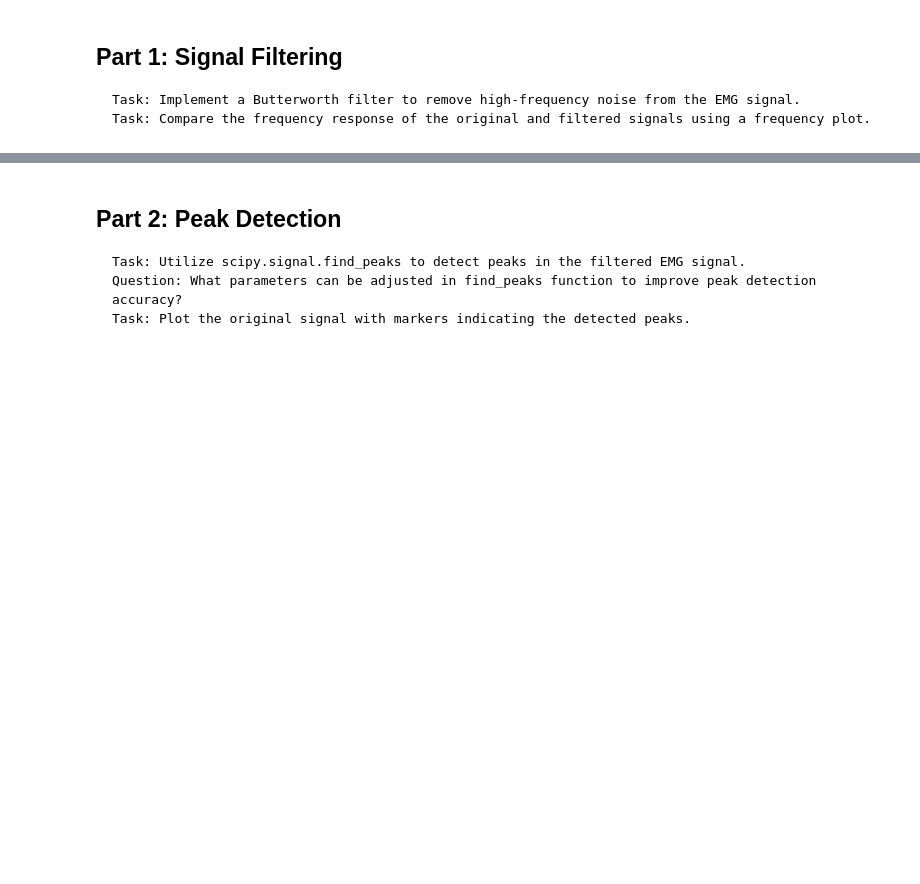
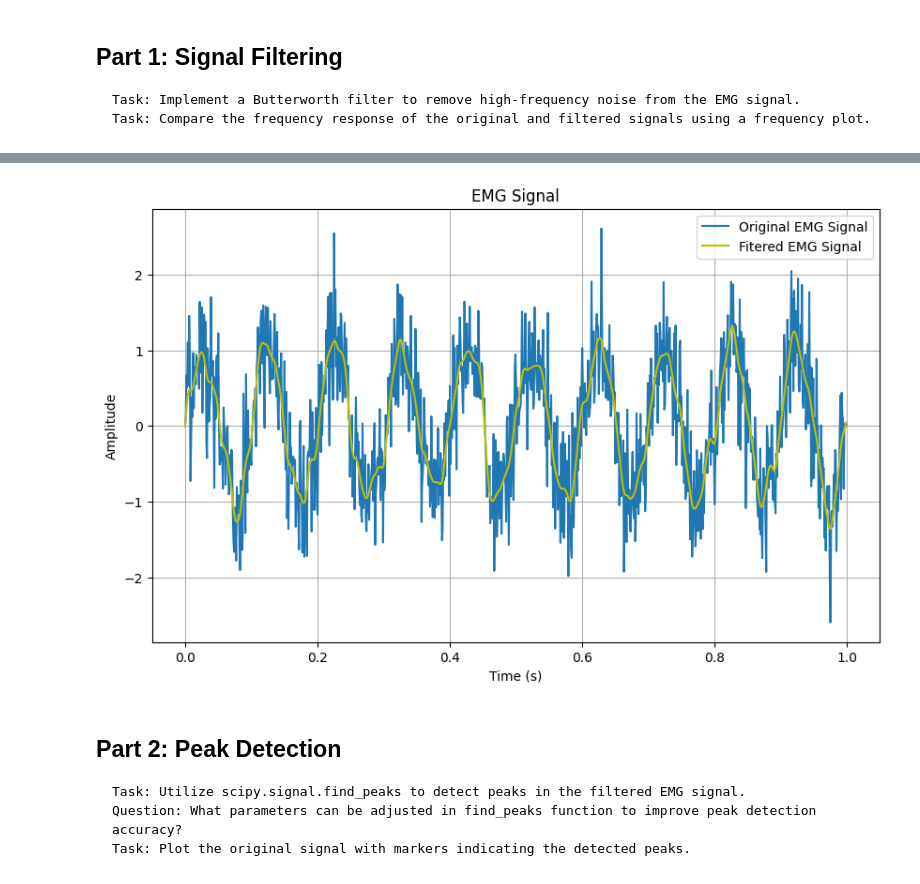
Before and after one commit to ElectronicsClub-IITK/EMG-Controlled-Shooting-Game, a Jupyter notebook: Week_2/EMG Signal Processing Assignment.ipynb, the cells around one changed output, grey strips where cells are left out. Drawn from its saved outputs; the diff is of its cells as text; code cells hidden in the pictures; blank space fills up the shorter version.

```diff
--- a/Week_2/EMG Signal Processing Assignment.ipynb
+++ b/Week_2/EMG Signal Processing Assignment.ipynb
@@ -32,20 +32,27 @@ plt.show()
 # %%
 #Implement Butterworth filter or any other best suited filter.
 def butter_lowpass(emg_signal,fs):
-    cutoff=2
+    cutoff=50
     order=2
     nyq=fs*0.5
     norcutoff=cutoff/nyq
-    b,a=butter(order,norcutoff,btype='low',analog=Flase)
+    b,a=butter(order,norcutoff,btype='low',analog=False)
     y=filtfilt(b,a,emg_signal)
     return y
 # %%
 #Compare the frequency response of the original and filtered signals using a frequency plot.
 y=butter_lowpass(emg_signal,fs)
-fig=go.Figure()
-fig.add_trace(go.scatter(y=emg_signal,line=dict(shape='spline'),name='signal with noise'))
-fig.add_trace(go.scatter(y=y,line=dict(shape='spline'),name='filtered signal'))
-fig.show()
+plt.figure(figsize=(10, 6))
+plt.plot(t, emg_signal, label='Original EMG Signal')
+plt.plot(t, y, label='Fitered EMG Signal',color='y')
+plt.xlabel('Time (s)')
+plt.ylabel('Amplitude')
+plt.title('EMG Signal')
+plt.legend()
+plt.grid(True)
+plt.show()
+# %% [output]
+[figure, added]
 # %% [markdown]
 ## Part 2: Peak Detection
 
```
Also changed, not shown: parts of 1 cell of this notebook.
